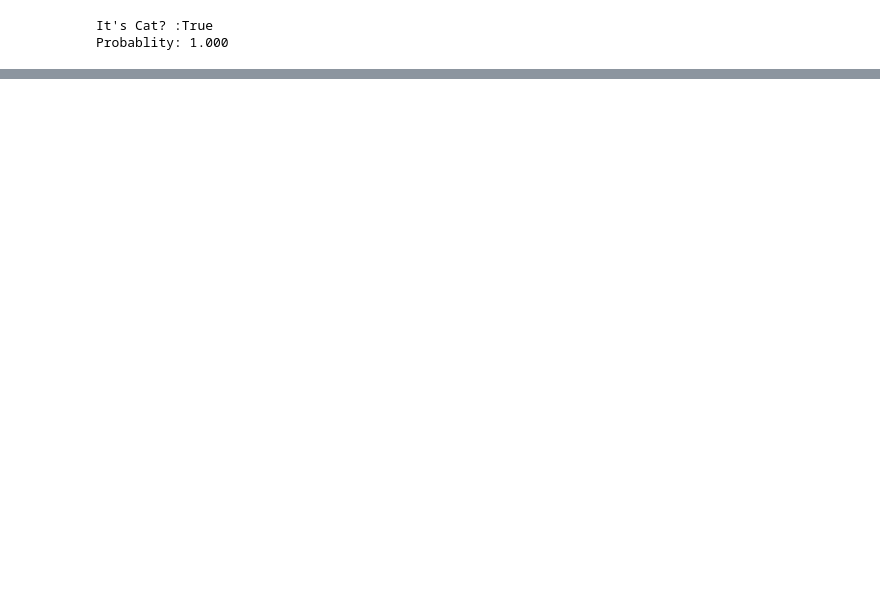
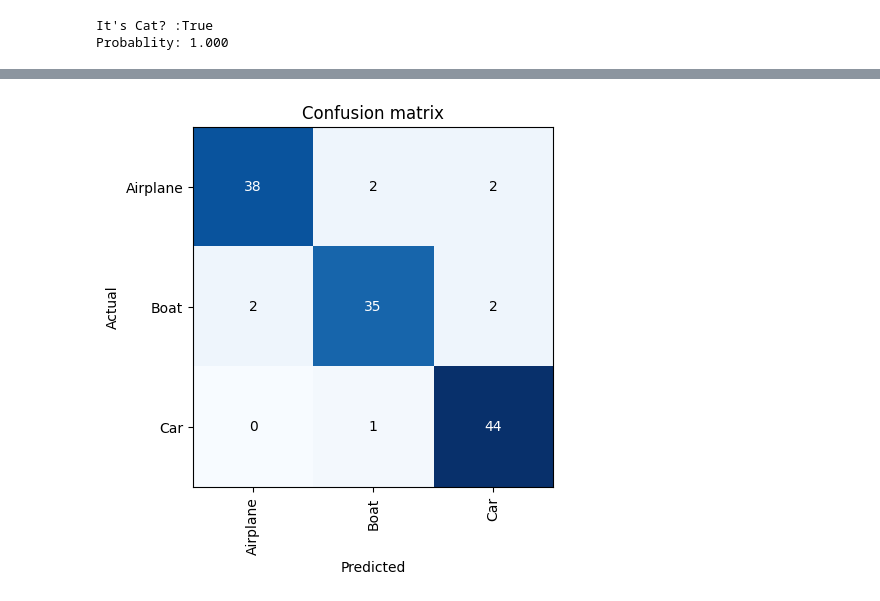
Before and after one commit to baxronovferuz1/DataScience_Np, a Jupyter notebook: Deep_Learning.ipynb, the cells around one changed output, grey strips where cells are left out. Saved outputs shown, nothing was run; the diff lists cells and outputs as text; code cells hidden in the pictures; blank space fills up the shorter version.

Commit message:
Model training

```diff
--- a/Deep_Learning.ipynb
+++ b/Deep_Learning.ipynb
@@ -53,0 +102,27 @@ Probablity: 1.000
+# %%
+from fastai.vision.all import *
+from ipywidgets import widget
+
+# path
+path=Path("train")
+# failed=verify_image(path)
+# fls=get_image_files(path)
+# fls
+
+# DataBlock
+transports=DataBlock(
+    blocks=(ImageBlock, CategoryBlock),
+    get_items=get_image_files,
+    splitter=RandomSplitter(valid_pct=0.2,seed=42),
+    get_y=parent_label,
+    item_tfms=Resize(224)
+)
+
+#dataloaders
+dls=transports.dataloaders(path)
+
+# dls.train.show_batch(max_n=16, nrows=4)
+
+# train
+learn=cnn_learner(dls, resnet34, metrics=accuracy)
+learn.fine_tune(3)
@@ -53,0 +141,5 @@ Probablity: 1.000
+# %%
+# check
+interp=ClassificationInterpretation.from_learner(learn)
+interp.plot_confusion_matrix()
+# %% [output]
@@ -53,0 +148 @@ Probablity: 1.000
+[figure, added]
```
Also changed, not shown: parts of 10 cells of this notebook.
